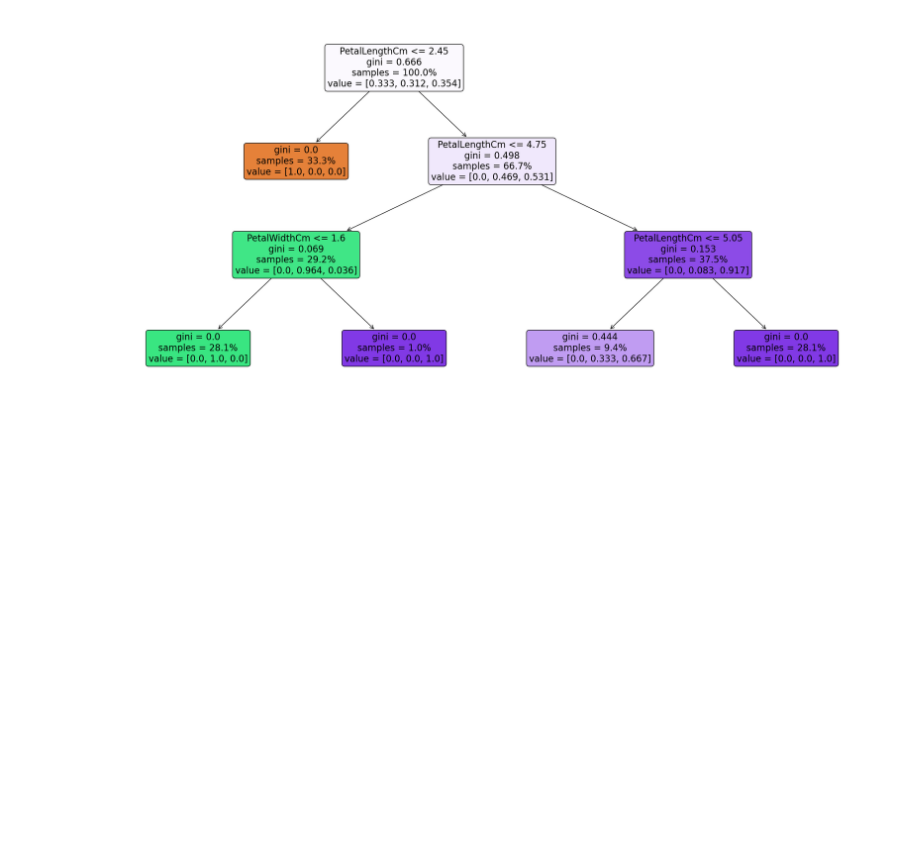
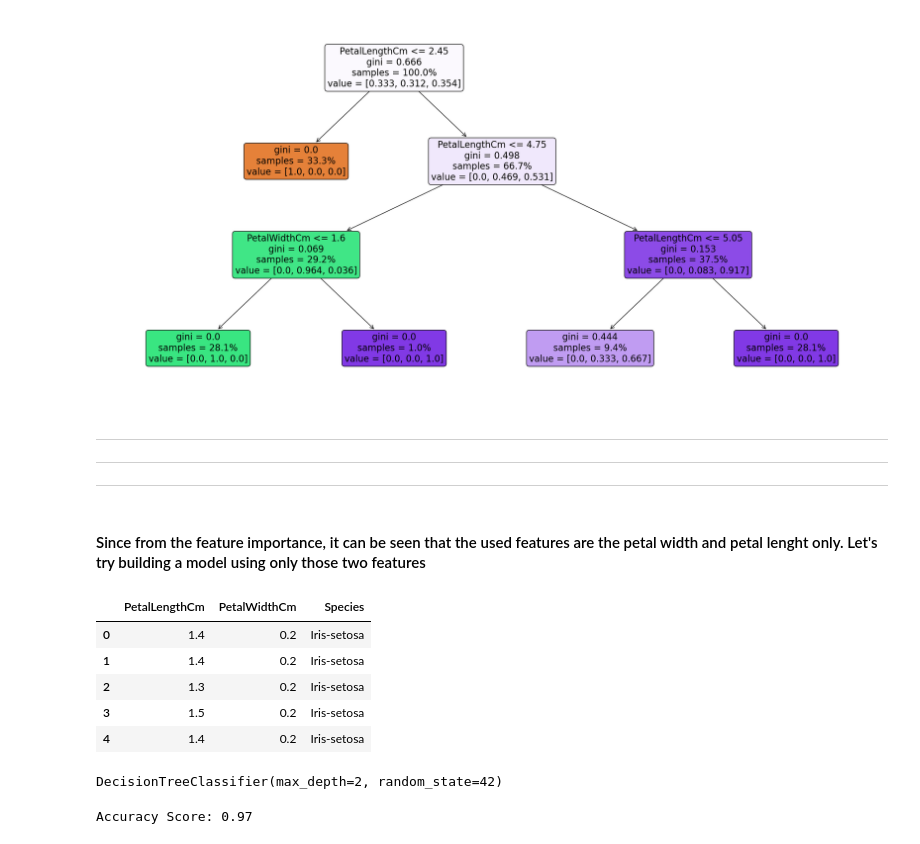
Before and after one commit to QueensleyC/sparks-internship, a Jupyter notebook: Decision Tree Classifier for Iris Dataset (Task 6).ipynb, the cells around one changed output. Saved outputs shown, nothing was run; the diff lists cells and outputs as text; code cells hidden in the pictures; blank space fills up the shorter version.

```diff
--- a/Decision Tree Classifier for Iris Dataset (Task 6).ipynb
+++ b/Decision Tree Classifier for Iris Dataset (Task 6).ipynb
@@ -163,3 +163,23 @@ plot_tree(
 );
 # %% [output]
 [figure]
+# %% [markdown]
+---
+---
+---
+# %% [markdown]
+#### Since from the feature importance, it can be seen that the used features are the petal width and petal lenght only. Let's try building a model using only those two features
+# %%
+# Import dataset
+df2 = pd.read_csv("Iris.csv", \
+            usecols=[ "PetalLengthCm","PetalWidthCm","Species"]
+           )
+
+df2.head()
+# %% [output]
+|  | PetalLengthCm | PetalWidthCm | Species |
+| 0 | 1.4 | 0.2 | Iris-setosa |
+| 1 | 1.4 | 0.2 | Iris-setosa |
+| 2 | 1.3 | 0.2 | Iris-setosa |
+| 3 | 1.5 | 0.2 | Iris-setosa |
+| 4 | 1.4 | 0.2 | Iris-setosa |
@@ -165,0 +193,4 @@ plot_tree(
+# %%
+model_2.fit(X_train_2, y_train_2)
+# %% [output]
+DecisionTreeClassifier(max_depth=2, random_state=42)
@@ -165,0 +199,4 @@ plot_tree(
+# %%
+print(f'Accuracy Score: {round(accuracy_score(y_test_2, y_pred_2), 2)}')
+# %% [output]
+Accuracy Score: 0.97
```
Also changed, not shown: parts of 9 cells of this notebook.
